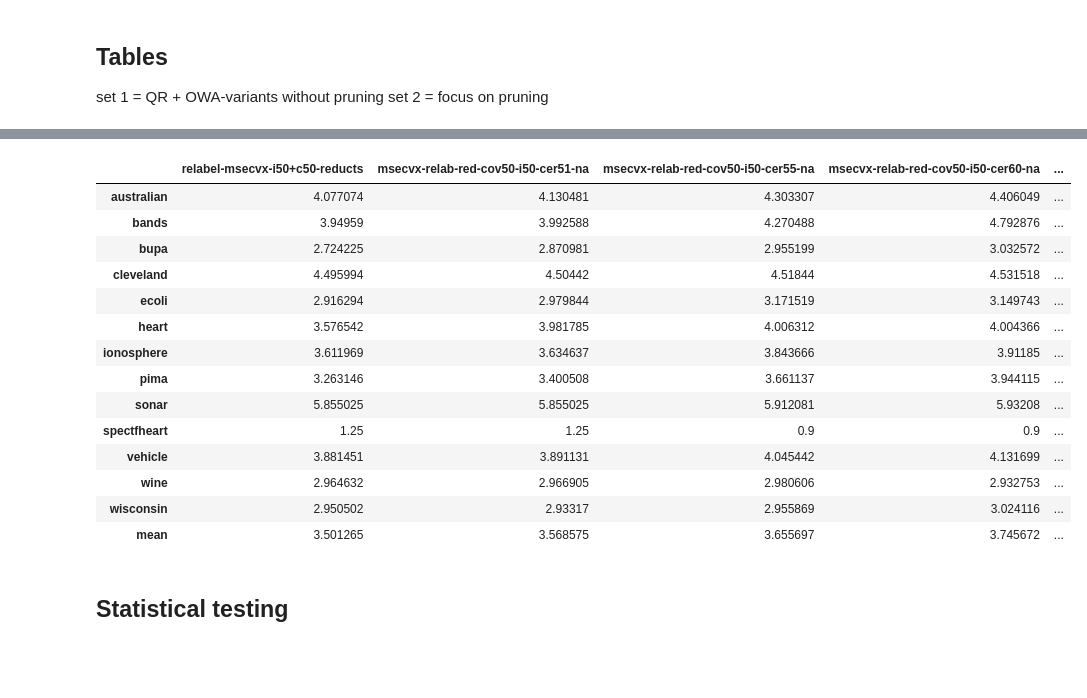
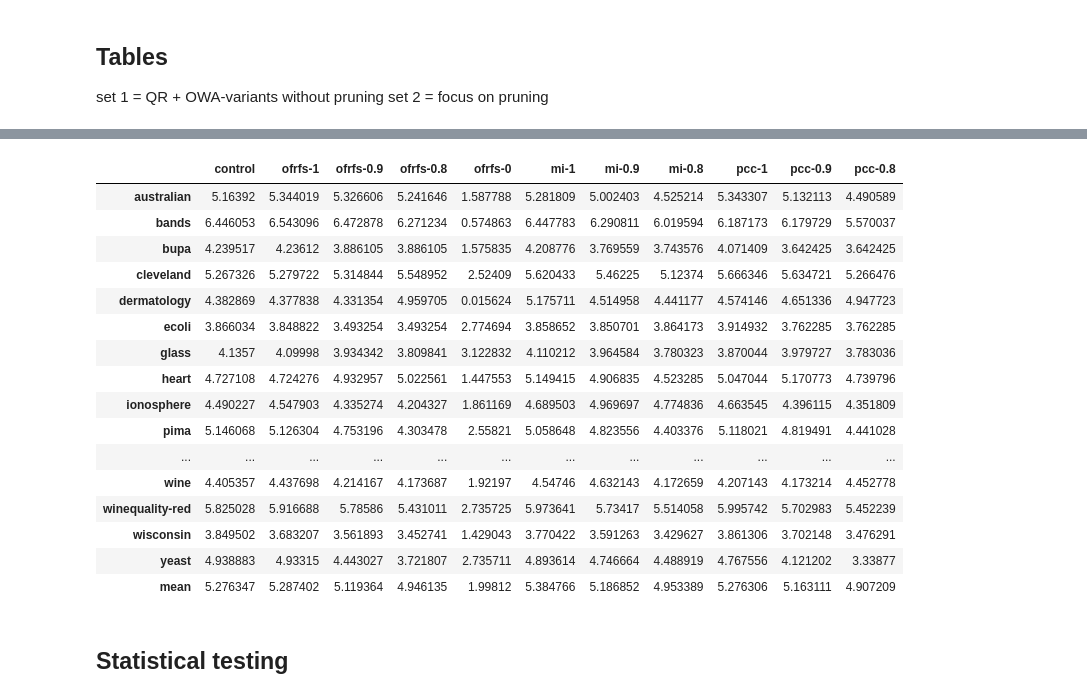
Before and after one commit to henribollaert/frri, a Jupyter notebook: analysis.ipynb, the cells around one changed output, grey strips where cells are left out. Saved outputs shown, nothing was run; the diff lists cells and outputs as text; code cells hidden in the pictures; blank space fills up the shorter version.

```diff
--- a/analysis.ipynb
+++ b/analysis.ipynb
@@ -394,6 +421,19 @@ names = {
         'quickreduct 1e-6',
         'frfs'
     ],
+    'ijcrs': [
+        'control',
+        'ofrfs-1',
+        'ofrfs-0.9',
+        'ofrfs-0.8',
+        'ofrfs-0',
+        'mi-1',
+        'mi-0.9',
+        'mi-0.8',
+        'pcc-1',
+        'pcc-0.9',
+        'pcc-0.8',
+    ],
     'gran' : [
         'base-no-reducts',
         'msecvx-no-reducts',
@@ -447,6 +487,29 @@ names = {
         'msecvx-relab-red-cov50-i50-cer60-na',
         'msecvx-relab-red-cov50-i50-cer70-na',
     ],
+    'gran-opt' : [
+        'default-check',
+        'msecvx-relab-red-cov50-i50-cer55-na',
+        # 'msecvx-relab05-red-cov25-i50-cer55-na', # very bad acc
+        # 'msecvx-relab05-red-cov25-i95-cer55-na', # 10% decrease
+        # 'msecvx-relab05-red-cov50-i50-cer55-na', # restricted relab offers no significant advantages
+        # 'msecvx-relab05-red-cov50-i95-cer55-na', # too many rules
+        # 'msecvx-relab05-red-cov50-ie-6-cer55-na', # too many long rules
+        # 'msecvx-relab05-red-cov55-ie-6-cer55-na', # too many long rules
+        # 'msecvx-relab05-red-cov50-i55-cer55-na', # restricted relab offers no significant advantages
+        # 'msecvx-relab05-red-cov50-i95-cer70-na', # awful but not a lot of rules but very long
+        'msecvx-relab-red-cov50-i55-cer55-na',
+        'msecvx-relab-red-cov50-i45-cer55-na'
+    ],
+    'gran-incl': [
+        'relabel-msecvx-i50+c50-reducts',
+        'gran-mse-relab-red-cov50-inc50',
+        'gran-mse-relab-red-cov50',
+        'gran-mse-relab-red-inc50',
+        'gran-mse-relab-red',
+        'default-check',
+        'control'
+    ],
     'owa' : [
         'incl 1e-4',
         'owa-lower-base'
@@ -457,6 +520,6 @@ names = {
     ]
 }
 # %%
-nr = 'gran-certainty-na'  # 6
-save = False
+nr = 'ijcrs'  # 6
+save = True
 # %%
@@ -527,28 +587,28 @@ if save:
 # %%
 table_attribute = pd.DataFrame(index=data_sets, columns=names[nr])
 for model in names[nr]:
-    # for data_set, attribute_count in attributes[model].items():
     for data_set in data_sets:
-        table_attribute.loc[data_set, model] = attributes[model][data_set]  # attribute_count
-table_attribute.drop(['glass', 'yeast'], inplace=True)
+        table_attribute.loc[data_set, model] = attributes[model][data_set]
 table_attribute.loc['mean'] = table_attribute.mean(axis='rows', skipna=True)
 table_attribute
 # %% [output]
-|  | relabel-msecvx-i50+c50-reducts | msecvx-relab-red-cov50-i50-cer51-na | msecvx-relab-red-cov50-i50-cer55-na | msecvx-relab-red-cov50-i50-cer60-na | ... |
-| australian | 4.077074 | 4.130481 | 4.303307 | 4.406049 | ... |
-| bands | 3.94959 | 3.992588 | 4.270488 | 4.792876 | ... |
-| bupa | 2.724225 | 2.870981 | 2.955199 | 3.032572 | ... |
-| cleveland | 4.495994 | 4.50442 | 4.51844 | 4.531518 | ... |
-| ecoli | 2.916294 | 2.979844 | 3.171519 | 3.149743 | ... |
-| heart | 3.576542 | 3.981785 | 4.006312 | 4.004366 | ... |
-| ionosphere | 3.611969 | 3.634637 | 3.843666 | 3.91185 | ... |
-| pima | 3.263146 | 3.400508 | 3.661137 | 3.944115 | ... |
-| sonar | 5.855025 | 5.855025 | 5.912081 | 5.93208 | ... |
-| spectfheart | 1.25 | 1.25 | 0.9 | 0.9 | ... |
-| vehicle | 3.881451 | 3.891131 | 4.045442 | 4.131699 | ... |
-| wine | 2.964632 | 2.966905 | 2.980606 | 2.932753 | ... |
-| wisconsin | 2.950502 | 2.93317 | 2.955869 | 3.024116 | ... |
-| mean | 3.501265 | 3.568575 | 3.655697 | 3.745672 | ... |
+|  | control | ofrfs-1 | ofrfs-0.9 | ofrfs-0.8 | ofrfs-0 | mi-1 | mi-0.9 | mi-0.8 | pcc-1 | pcc-0.9 | pcc-0.8 |
+| australian | 5.16392 | 5.344019 | 5.326606 | 5.241646 | 1.587788 | 5.281809 | 5.002403 | 4.525214 | 5.343307 | 5.132113 | 4.490589 |
+| bands | 6.446053 | 6.543096 | 6.472878 | 6.271234 | 0.574863 | 6.447783 | 6.290811 | 6.019594 | 6.187173 | 6.179729 | 5.570037 |
+| bupa | 4.239517 | 4.23612 | 3.886105 | 3.886105 | 1.575835 | 4.208776 | 3.769559 | 3.743576 | 4.071409 | 3.642425 | 3.642425 |
+| cleveland | 5.267326 | 5.279722 | 5.314844 | 5.548952 | 2.52409 | 5.620433 | 5.46225 | 5.12374 | 5.666346 | 5.634721 | 5.266476 |
+| dermatology | 4.382869 | 4.377838 | 4.331354 | 4.959705 | 0.015624 | 5.175711 | 4.514958 | 4.441177 | 4.574146 | 4.651336 | 4.947723 |
+| ecoli | 3.866034 | 3.848822 | 3.493254 | 3.493254 | 2.774694 | 3.858652 | 3.850701 | 3.864173 | 3.914932 | 3.762285 | 3.762285 |
+| glass | 4.1357 | 4.09998 | 3.934342 | 3.809841 | 3.122832 | 4.110212 | 3.964584 | 3.780323 | 3.870044 | 3.979727 | 3.783036 |
+| heart | 4.727108 | 4.724276 | 4.932957 | 5.022561 | 1.447553 | 5.149415 | 4.906835 | 4.523285 | 5.047044 | 5.170773 | 4.739796 |
+| ionosphere | 4.490227 | 4.547903 | 4.335274 | 4.204327 | 1.861169 | 4.689503 | 4.969697 | 4.774836 | 4.663545 | 4.396115 | 4.351809 |
+| pima | 5.146068 | 5.126304 | 4.753196 | 4.303478 | 2.55821 | 5.058648 | 4.823556 | 4.403376 | 5.118021 | 4.819491 | 4.441028 |
+| ... | ... | ... | ... | ... | ... | ... | ... | ... | ... | ... | ... |
+| wine | 4.405357 | 4.437698 | 4.214167 | 4.173687 | 1.92197 | 4.54746 | 4.632143 | 4.172659 | 4.207143 | 4.173214 | 4.452778 |
+| winequality-red | 5.825028 | 5.916688 | 5.78586 | 5.431011 | 2.735725 | 5.973641 | 5.73417 | 5.514058 | 5.995742 | 5.702983 | 5.452239 |
+| wisconsin | 3.849502 | 3.683207 | 3.561893 | 3.452741 | 1.429043 | 3.770422 | 3.591263 | 3.429627 | 3.861306 | 3.702148 | 3.476291 |
+| yeast | 4.938883 | 4.93315 | 4.443027 | 3.721807 | 2.735711 | 4.893614 | 4.746664 | 4.488919 | 4.767556 | 4.121202 | 3.33877 |
+| mean | 5.276347 | 5.287402 | 5.119364 | 4.946135 | 1.99812 | 5.384766 | 5.186852 | 4.953389 | 5.276306 | 5.163111 | 4.907209 |
 # %%
 if save:
     bolded_first = table_attribute.apply(lambda data: bold(data, optimum='min', format_string="%.2f"), axis=1)
```
Also changed, not shown: parts of 21 cells of this notebook, 3 other files.
